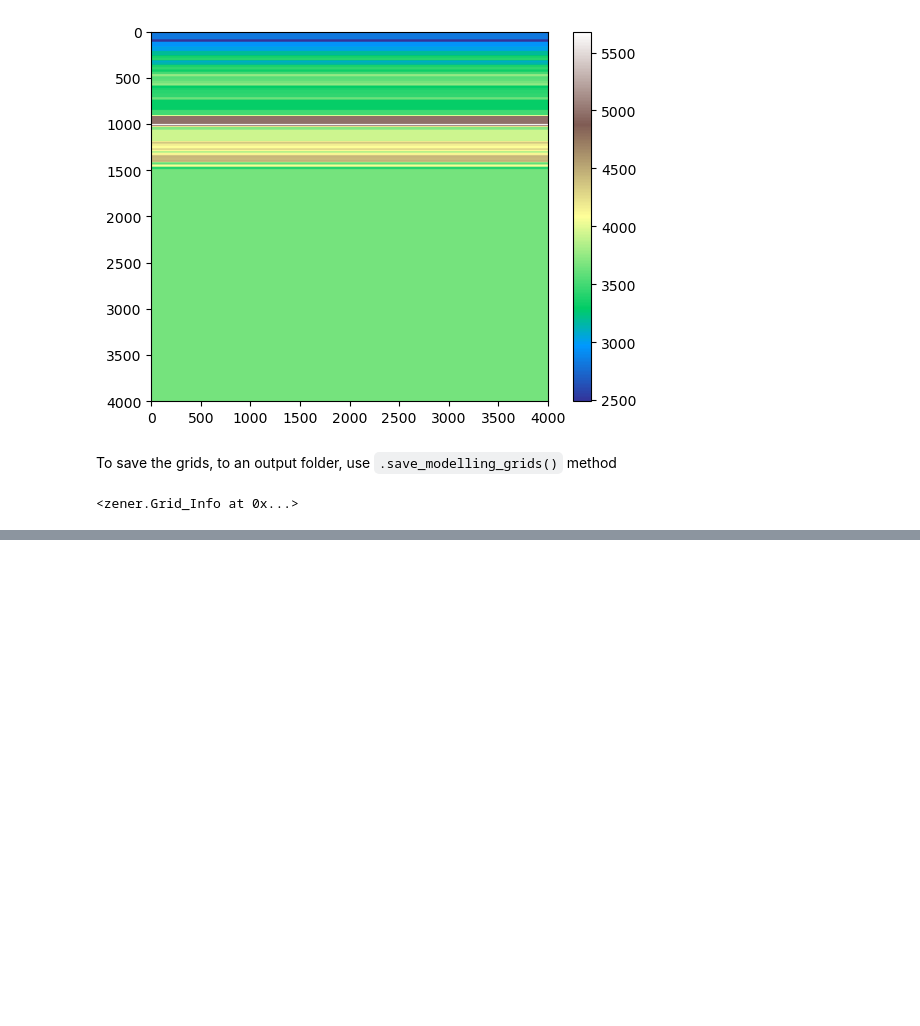
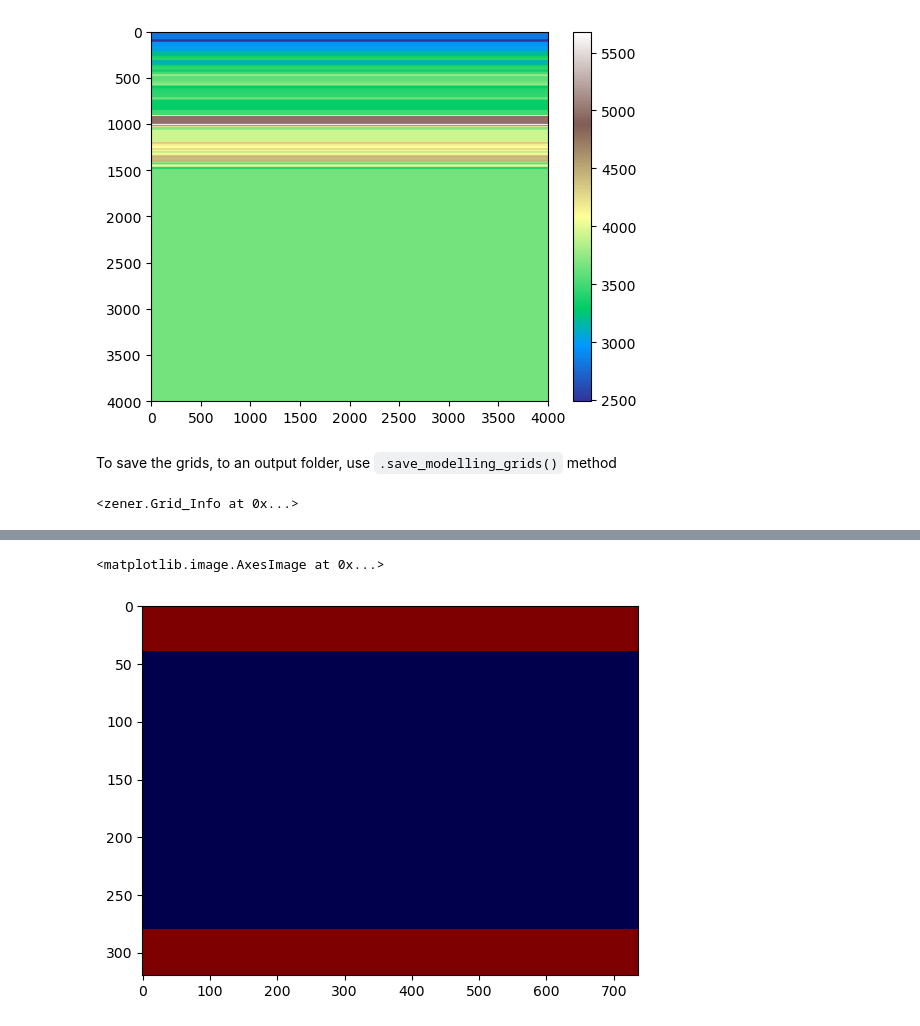
Before and after one commit to gpap-gpap/finite_difference_grids, a Jupyter notebook: generate_finite_difference_grids.ipynb, the cells around one changed output, grey strips where cells are left out. Saved outputs shown, nothing was run; the diff lists cells and outputs as text; code cells hidden in the pictures; blank space fills up the shorter version.

```diff
--- a/generate_finite_difference_grids.ipynb
+++ b/generate_finite_difference_grids.ipynb
@@ -302,0 +332,7 @@ with open('./input_data/balgonie_dataset.bin','rb') as f:
+# %%
+model = np.load("/Users/gpapageo/Downloads/viscoelastic_vti_constantQ/model_pml/vp0_model.npy")
+# %%
+plt.imshow(model, cmap='seismic', aspect="auto")
+# %% [output]
+<matplotlib.image.AxesImage at 0x...>
+[figure, added]
```
Also changed, not shown: parts of 11 cells of this notebook, 5 other files.
